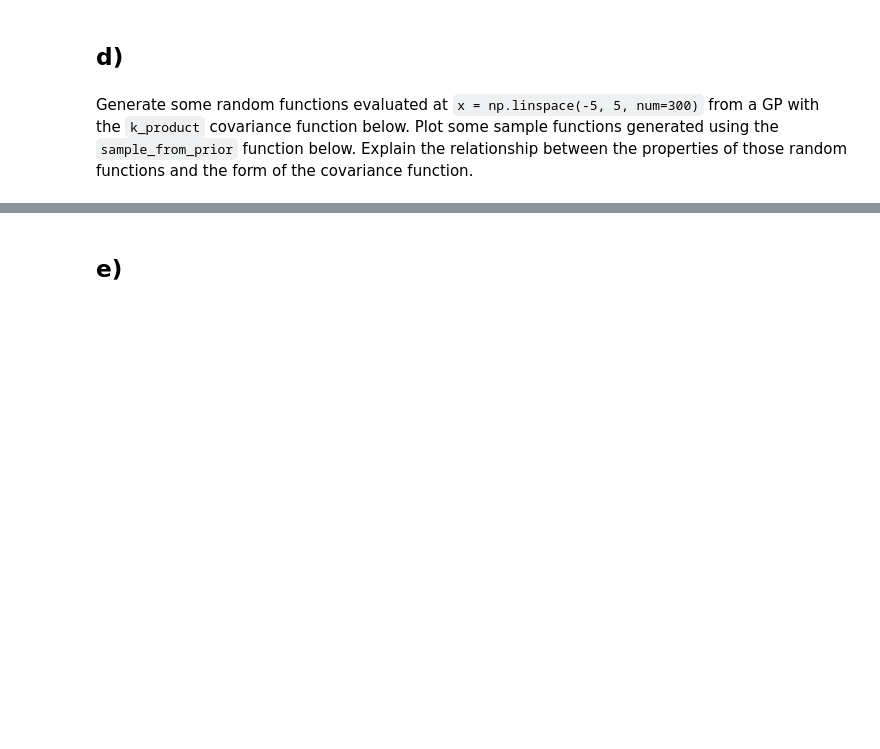
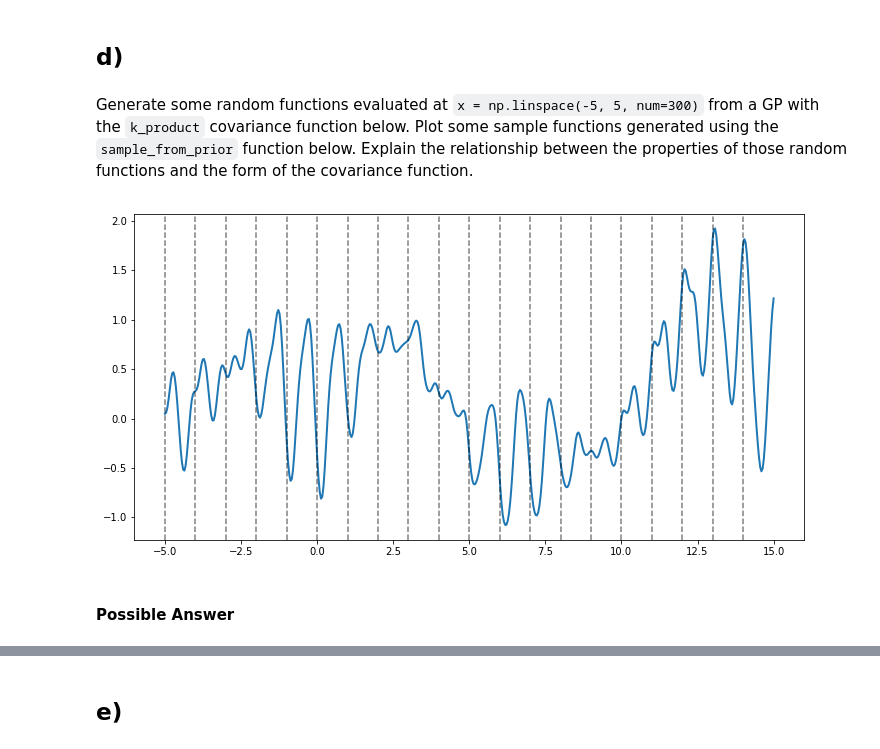
Before and after one commit to willtebbutt/4F13-GPs, a Jupyter notebook: coursework.ipynb, the cells around one changed output, grey strips where cells are left out. Cells and saved outputs as stored; diff of their text form; code cells hidden in the pictures; blank space fills up the shorter version.

```diff
--- a/coursework.ipynb
+++ b/coursework.ipynb
@@ -92,3 +313,15 @@ def sample_from_prior(kernel, x, n_samples):
     K = kernel.compute_K_symm(x) + 1e-12 * np.identity(N)
     L = np.linalg.cholesky(K)
     return L @ np.random.randn(N, n_samples)
+# %%
+x = np.reshape(np.linspace(-5.0, 15.0, num=500), [500, 1])
+Ys = sample_from_prior(k_product, x, 1)
+plt.figure(figsize=(12, 6))
+plt.plot(x, Ys, 'C0', lw=2)
+
+for x in np.arange(-5.0, step=1.0, stop=15):
+    plt.axvline(x=x, color='k', linestyle='--', alpha=0.5)
+# %% [output]
+[figure, added]
+# %% [markdown]
+#### Possible Answer
```
Also changed, not shown: parts of 15 cells of this notebook.
